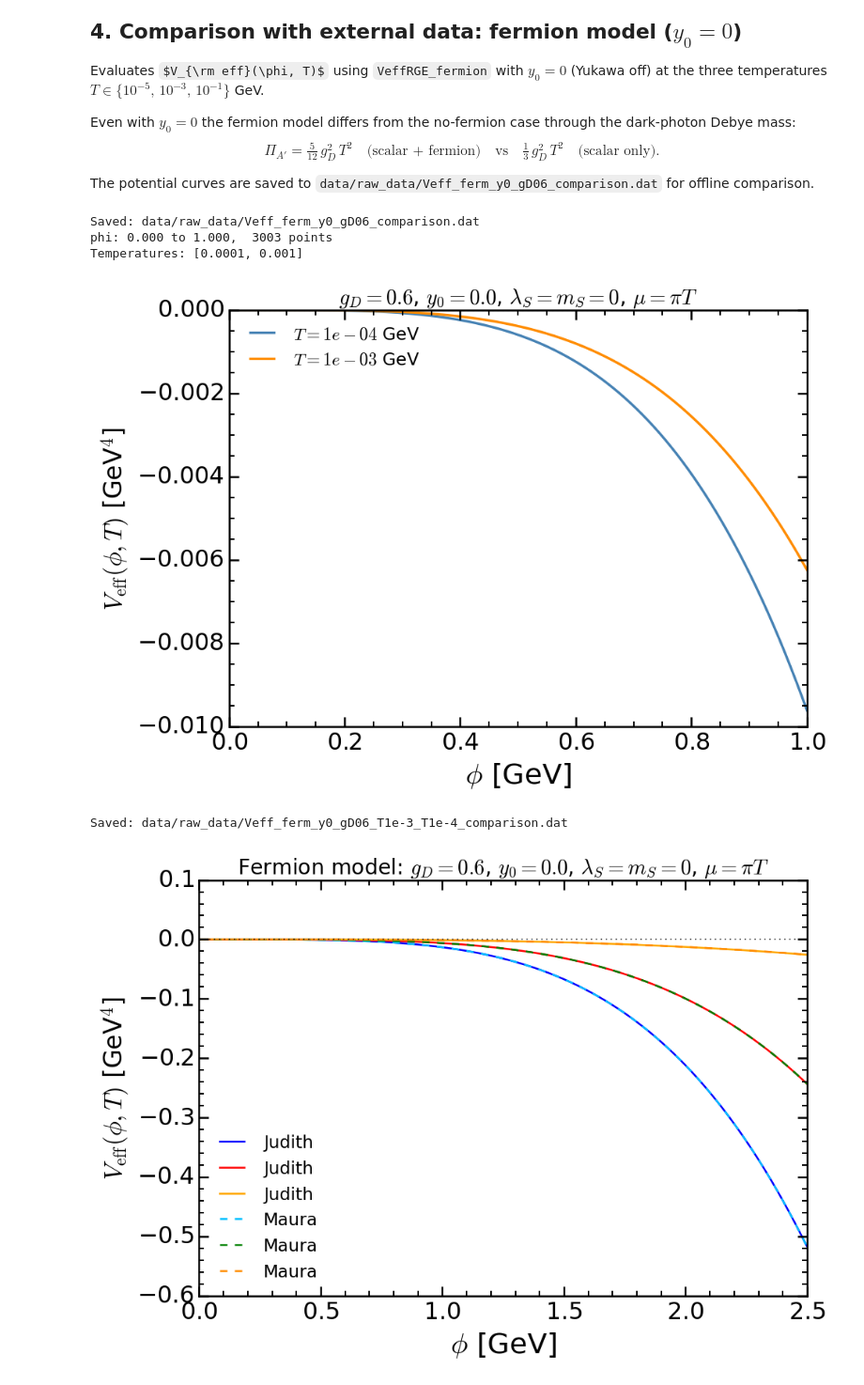
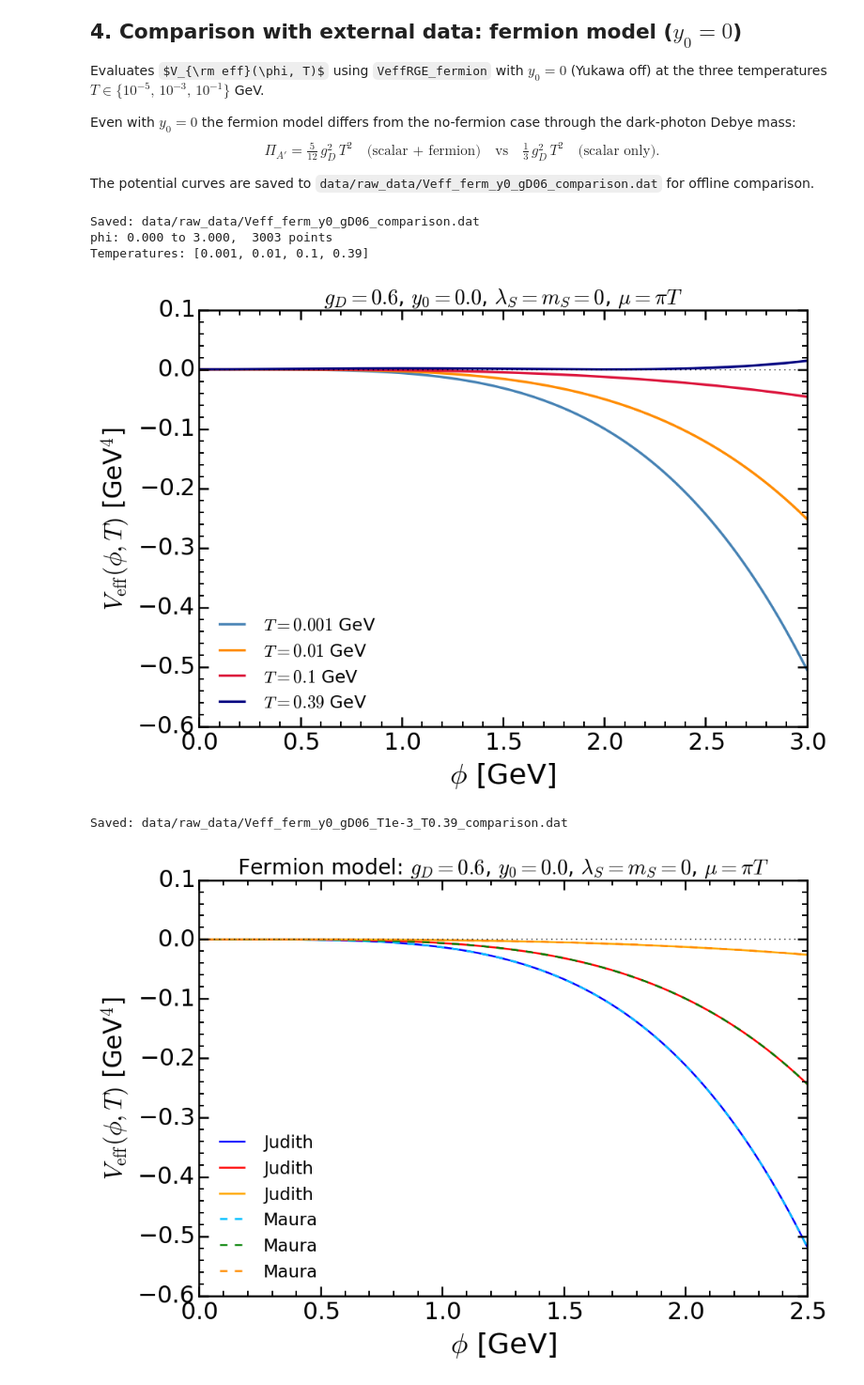
Before and after one commit to mquezada13/FOPT_Dark_Photon_DRalgo, a Jupyter notebook: notebooks/demo_Veff.ipynb, the cells around one changed output. Shown at 94% size. Drawn from its saved outputs; the diff is of its cells as text; code cells hidden in the pictures; some formulas as TeX source.

```diff
--- a/notebooks/demo_Veff.ipynb
+++ b/notebooks/demo_Veff.ipynb
@@ -257,68 +257,68 @@ lam0 = 0.0
 m0   = 0.0        # mS02 = 0
 scale = np.pi
 
-Ts   = [1e-4, 1e-3]
+Ts   = [1e-3, 1e-2, 1e-1, 0.39]
 # phi list log-spaced from 0 to 0.01-linspace from 0.01-1
 phis = np.concatenate([
     np.linspace(0.0, 1e-5, 1001),
     np.logspace(-5, -2, 1001),
-    np.linspace(0.01, 1.0, 1001)
+    np.linspace(0.01, 3.0, 1001)
 ])
 
 # Fermion-model potential with Yukawa set to zero
 Vfcomp = veff_ferm.VeffRGE_fermion(y0=y0, mS02=m0)
 # %%
-colors_comp = ['steelblue', 'darkorange', 'crimson']
+colors_comp = ['steelblue', 'darkorange', 'crimson', 'navy']
 
 fig, ax = new_figure(figsize=(8.5, 6), dpi=120)
 fig.patch.set_facecolor('white')
 
 all_columns = [phis]
 header_parts = ['phi']
 
 for T, c in zip(Ts, colors_comp):
     Vvals = Vfcomp.Veff_HighT(phis, T, g0, scale, lam0)
-    ax.plot(phis, Vvals, color=c, lw=2.0, label=fr'$T = {T:.0e}$ GeV')
+    ax.plot(phis, Vvals, color=c, lw=2.0, label=fr'$T = {T}$ GeV')
     all_columns.append(Vvals)
     header_parts.append(f'Veff_T{T:.0e}')
 
 ax.axhline(0, color='k', lw=0.7, ls=':')
 ps.apply_standard_formatting(
     ax, ylog=False,
     xlabel=r'$\phi$ [GeV]',
     ylabel=r'$V_{\rm eff}(\phi, T)$ [GeV$^4$]',
     title=fr'$g_D={g0}$, $y_0={y0}$, $\lambda_S=m_S=0$, $\mu=\pi T$',
-   xlim=(0, 1),#ylim=(-2e-4, 2e-4)
+   xlim=(0, 3),#ylim=(-2e-4, 2e-4)
 )
 ax.legend(loc='best', frameon=False, fontsize=14)
 plt.tight_layout()
 
 # Save curves for comparison with external data
-np.savetxt(
-    "data/raw_data/Veff_ferm_y0_gD06_comparison.dat",
-    np.column_stack(all_columns),
-    header='  '.join(header_parts) + f'\n# g0={g0}  y0={y0}  lam0={lam0}  m0={m0}  scale=pi',
-    fmt='%.10e',
-)
+# np.savetxt(
+#     "data/raw_data/Veff_ferm_y0_gD06_comparison.dat",
+#     np.column_stack(all_columns),
+#     header='  '.join(header_parts) + f'\n# g0={g0}  y0={y0}  lam0={lam0}  m0={m0}  scale=pi',
+#     fmt='%.10e',
+# )
 print("Saved: data/raw_data/Veff_ferm_y0_gD06_comparison.dat")
 print(f"phi: {phis[0]:.3f} to {phis[-1]:.3f},  {len(phis)} points")
 print(f"Temperatures: {Ts}")
 # %% [output]
 Saved: data/raw_data/Veff_ferm_y0_gD06_comparison.dat
-phi: 0.000 to 1.000,  3003 points
-Temperatures: [0.0001, 0.001]
+phi: 0.000 to 3.000,  3003 points
+Temperatures: [0.001, 0.01, 0.1, 0.39]
-[figure, old version]
+[figure, new version]
 # %%
 # Save data for comparison with external data, but only for T=1e-3 abd T=1e-5 (the more relevant one for the comparison)
 np.savetxt(
-    "data/raw_data/Veff_ferm_y0_gD06_T1e-3_T1e-4_comparison.dat",
-    np.column_stack([phis, all_columns[1], all_columns[2]]),
-    header=f'phi  Veff_T{Ts[0]:.0e}  Veff_T{Ts[1]:.0e}\n# g0={g0}  y0={y0}  lam0={lam0}  m0={m0}  scale=pi',
+    "data/raw_data/Veff_ferm_y0_gD06_T1e-3_T0.39_comparison.dat",
+    np.column_stack([phis, all_columns[1], all_columns[2], all_columns[3], all_columns[4]]),
+    header=f'phi  Veff_T{Ts[0]}  Veff_T{Ts[1]}  Veff_T{Ts[2]}  Veff_T{Ts[3]}\n# g0={g0}  y0={y0}  lam0={lam0}  m0={m0}  scale=pi',
     fmt='%.10e',
 )
-print("Saved: data/raw_data/Veff_ferm_y0_gD06_T1e-3_T1e-4_comparison.dat")
+print("Saved: data/raw_data/Veff_ferm_y0_gD06_T1e-3_T0.39_comparison.dat")
 # %% [output]
-Saved: data/raw_data/Veff_ferm_y0_gD06_T1e-3_T1e-4_comparison.dat
+Saved: data/raw_data/Veff_ferm_y0_gD06_T1e-3_T0.39_comparison.dat
 # %%
 jdata = np.loadtxt(
     "data/raw_data/Vphi_g=0.6_y=0.0_Ts.txt",
```
Also changed, not shown: 10 other files.
